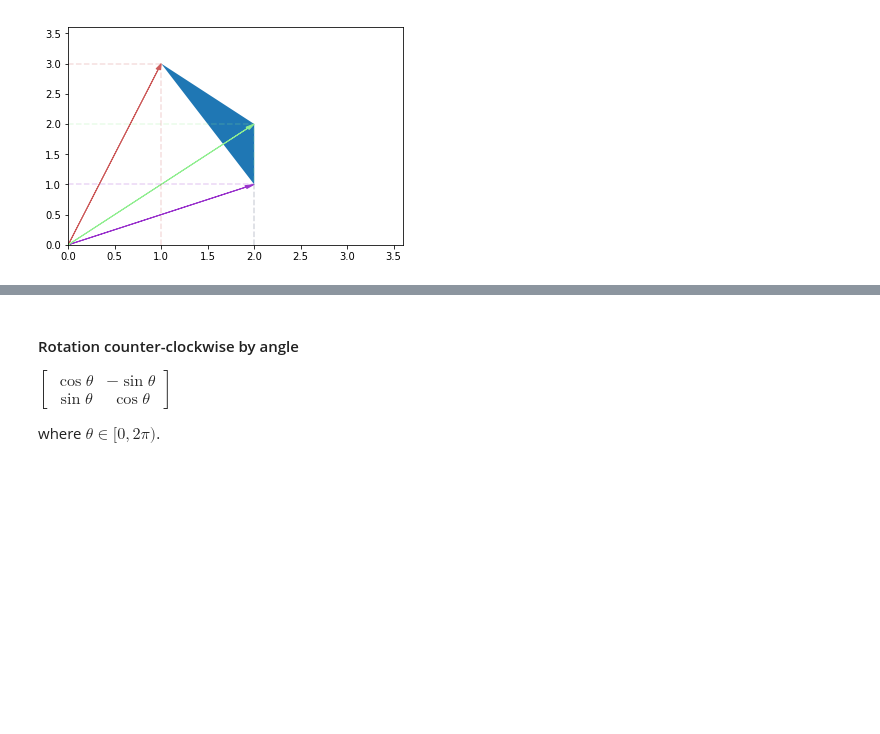
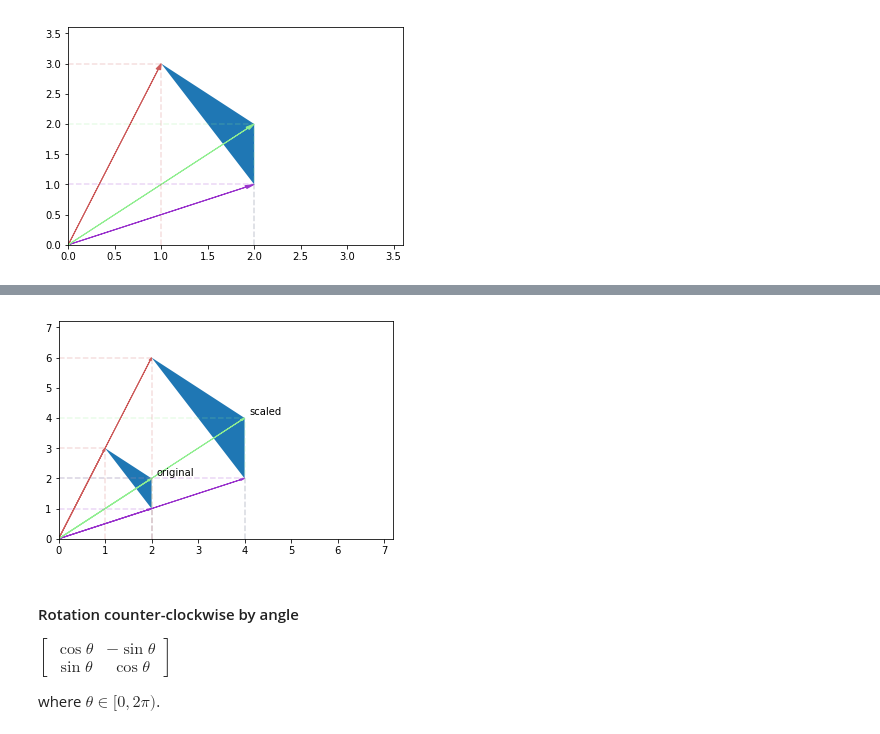
Before and after one commit to koulakis/interactive-math-for-data-science, a Jupyter notebook: linear_algebra.ipynb, the cells around one changed output, grey strips where cells are left out. Cells and saved outputs as stored; diff of their text form; code cells hidden in the pictures; blank space fills up the shorter version.

```diff
--- a/linear_algebra.ipynb
+++ b/linear_algebra.ipynb
@@ -281,3 +289,24 @@ plt.show()
+# %%
+# a = 2
+a = 2
+
+scaling = np.array([
+    [a, 0],
+    [0, a]
+])
+
+transformed_vectors = [np.matmul(scaling, vector) for vector in vectors]
+
+
+plot_vectors_and_polygon(vectors, colors)
+plt.annotate('original', xy=vectors[2] + [.1, .1])
+
+plot_vectors_and_polygon(transformed_vectors, colors)
+plt.annotate('scaled', xy=transformed_vectors[2] + [.1, .1])
+
+plt.show()
+# %% [output]
+[figure, added]
 # %% [markdown]
 #### Rotation counter-clockwise by angle
 $\begin{bmatrix}
```
Also changed, not shown: parts of 3 cells of this notebook.
